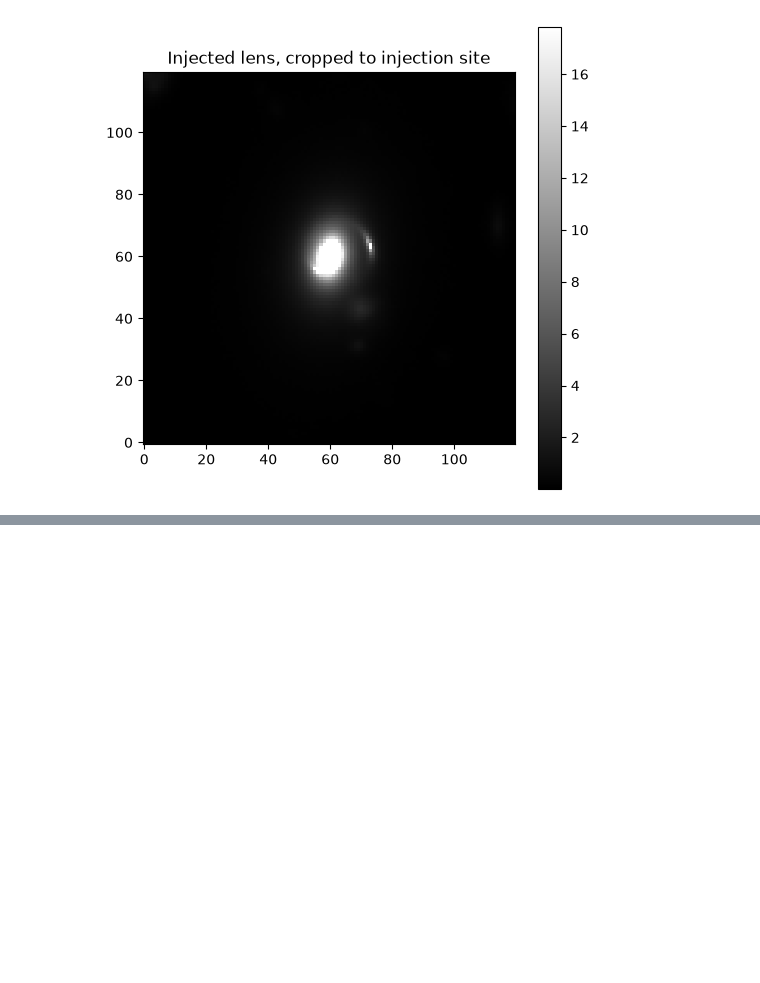
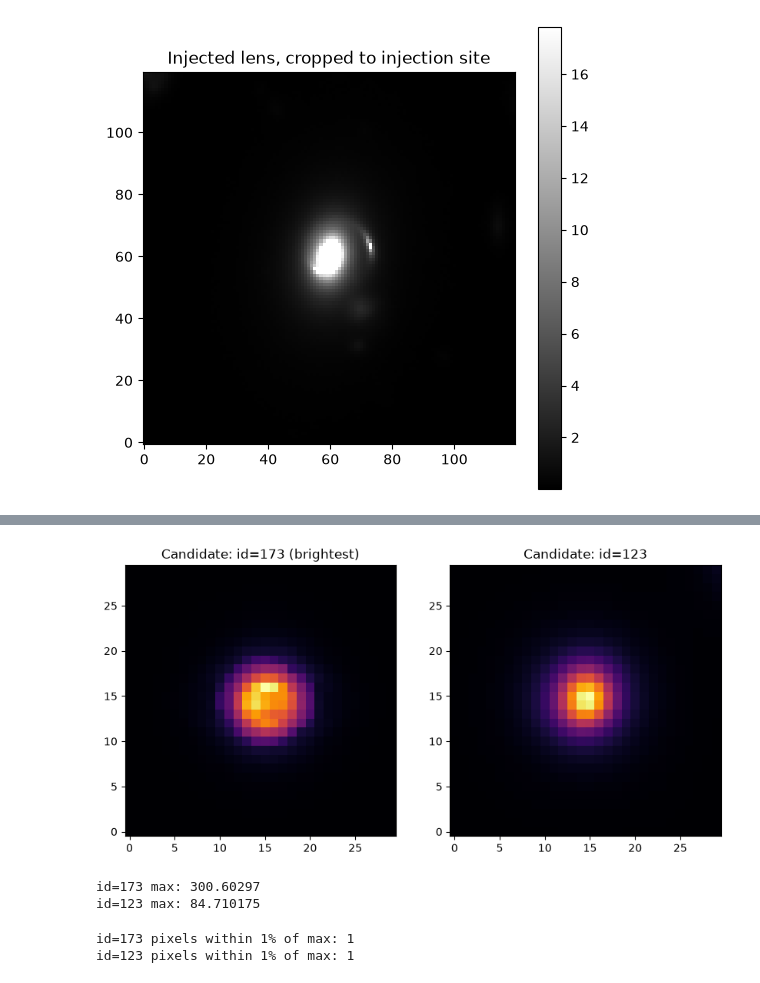
Before and after one commit to ekanshgouttam/gravitational-lens-engine, a Jupyter notebook: notebooks/03_hsc_real_backgrounds.ipynb, the cells around one changed output, grey strips where cells are left out. Cells and saved outputs as stored; diff of their text form; code cells hidden in the pictures; blank space fills up the shorter version.

```diff
--- a/notebooks/03_hsc_real_backgrounds.ipynb
+++ b/notebooks/03_hsc_real_backgrounds.ipynb
@@ -132,0 +158,27 @@ plt.show()
+# %%
+def extract_stamp(image, x_center, y_center, half_size=15):
+    x_int, y_int = int(round(x_center)), int(round(y_center))
+    return image[y_int - half_size:y_int + half_size, x_int - half_size:x_int + half_size]
+
+stamp_173 = extract_stamp(image_data, 363.94, 471.62)
+stamp_123 = extract_stamp(image_data, 543.56, 304.73)
+
+fig, axes = plt.subplots(1, 2, figsize=(10, 5))
+axes[0].imshow(stamp_173, cmap='inferno', origin='lower')
+axes[0].set_title("Candidate: id=173 (brightest)")
+axes[1].imshow(stamp_123, cmap='inferno', origin='lower')
+axes[1].set_title("Candidate: id=123")
+plt.show()
+
+print("id=173 max:", stamp_173.max())
+print("id=123 max:", stamp_123.max())
+# %% [output]
+[figure, added]
+id=173 max: 300.60297
+id=123 max: 84.710175
+# %%
+print("id=173 pixels within 1% of max:", (stamp_173 > 0.99 * stamp_173.max()).sum())
+print("id=123 pixels within 1% of max:", (stamp_123 > 0.99 * stamp_123.max()).sum())
+# %% [output]
+id=173 pixels within 1% of max: 1
+id=123 pixels within 1% of max: 1
```
Also changed, not shown: parts of 39 cells of this notebook, 1 other file.
